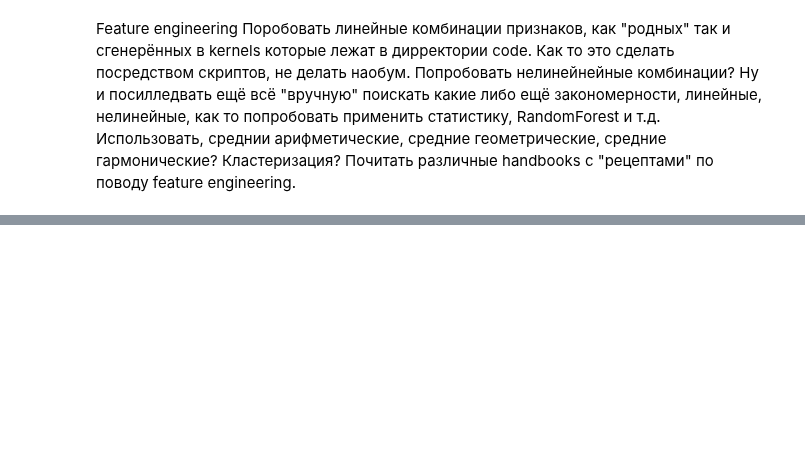
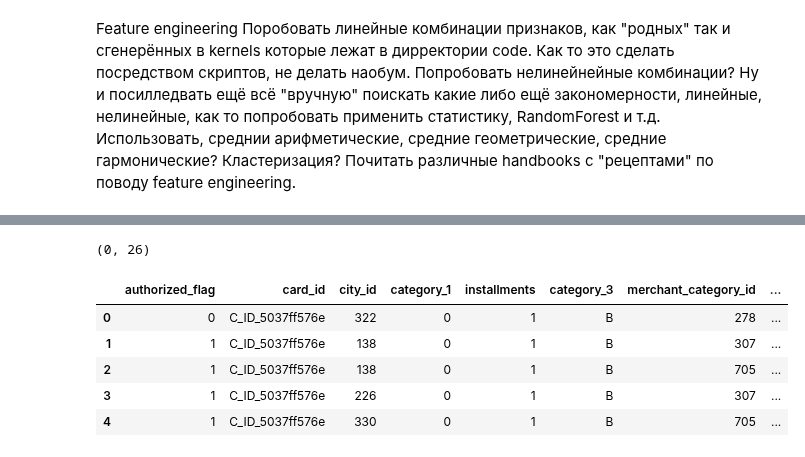
Before and after one commit to contemplat0r/Elo_Merchant_Category_Recommendation, a Jupyter notebook: elo_merchant_category_recommendation_first_exp_eda.ipynb, the cells around one changed output, grey strips where cells are left out. Drawn from its saved outputs; the diff is of its cells as text; code cells hidden in the pictures; blank space fills up the shorter version.

Commit message:
All times related features converted to seconds. Before statr feature selection

```diff
--- a/elo_merchant_category_recommendation_first_exp_eda.ipynb
+++ b/elo_merchant_category_recommendation_first_exp_eda.ipynb
@@ -420,8 +1039,8 @@ right_merged_short_historical_and_train_df.shape
 right_merged_short_historical_and_train_df['first_active_month_as_datetime'] = pd.to_datetime(right_merged_short_historical_and_train_df['first_active_month'])
 # %%
 right_merged_short_historical_and_train_df['first_active_month_as_seconds'] = pd.to_timedelta(
-    right_merged_short_historical_and_train_df['first_active_month_as_date']
-).total_seconds()
+    right_merged_short_historical_and_train_df['first_active_month_as_datetime']
+).dt.total_seconds()
 # %%
 #purchase_date_as_date = right_merged_short_historical_and_train_df['purchase_date_as_date']
 # %%
@@ -433,6 +1052,6 @@ right_merged_short_historical_and_train_df['first_active_month_as_seconds'] = pd
 # %%
 #totalseconds
 # %%
-right_merged_short_historical_and_train_df = right_merged_short_historical_and_train_df[right_merged_short_historical_and_train_df.columns.drop('first_active_month')]
+#right_merged_short_historical_and_train_df = right_merged_short_historical_and_train_df[right_merged_short_historical_and_train_df.columns.drop('first_active_month')]
 # %%
 right_merged_short_historical_and_train_df.head()
@@ -440,10 +1067,32 @@ right_merged_short_historical_and_train_df.head()
 nans_in_merged = right_merged_short_historical_and_train_df[right_merged_short_historical_and_train_df['target'] == np.NAN]
 # %%
 nans_in_merged.shape
+# %% [output]
+(0, 26)
 # %%
 targets = right_merged_short_historical_and_train_df['target'].values
 # %%
-features = right_merged_short_historical_and_train_df[right_merged_short_historical_and_train_df.columns.drop(['target'])].values
+features = right_merged_short_historical_and_train_df[right_merged_short_historical_and_train_df.columns.drop(
+    [
+        'target',
+        #'purchase_datetime',
+        #'purchase_datetime_as_datetime',
+        'purchase_date_as_date',
+        'purchase_time_as_time',
+        'first_active_month_as_datetime',
+        'purchase_date_as_datetime',
+        'first_active_month'
+
+    ])]
+# %%
+features.head()
+# %% [output]
+|  | authorized_flag | card_id | city_id | category_1 | installments | category_3 | merchant_category_id | ... |
+| 0 | 0 | C_ID_5037ff576e | 322 | 0 | 1 | B | 278 | ... |
+| 1 | 1 | C_ID_5037ff576e | 138 | 0 | 1 | B | 307 | ... |
+| 2 | 1 | C_ID_5037ff576e | 138 | 0 | 1 | B | 705 | ... |
+| 3 | 1 | C_ID_5037ff576e | 226 | 0 | 1 | B | 307 | ... |
+| 4 | 1 | C_ID_5037ff576e | 330 | 0 | 1 | B | 705 | ... |
 # %%
 feature_extraction_test = SelectKBest(score_func=chi2, k=4)
 # %%
```
Also changed, not shown: parts of 73 cells of this notebook.
